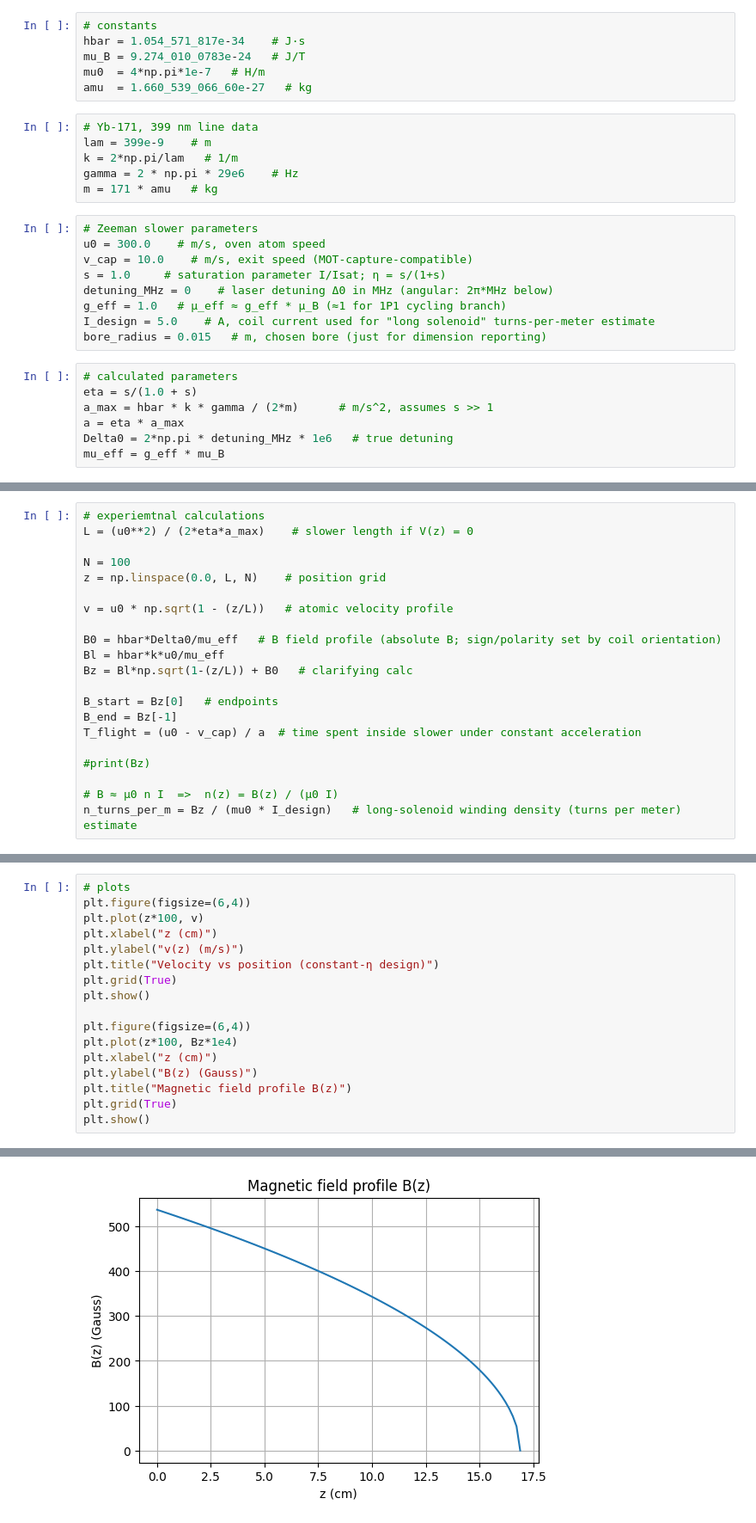
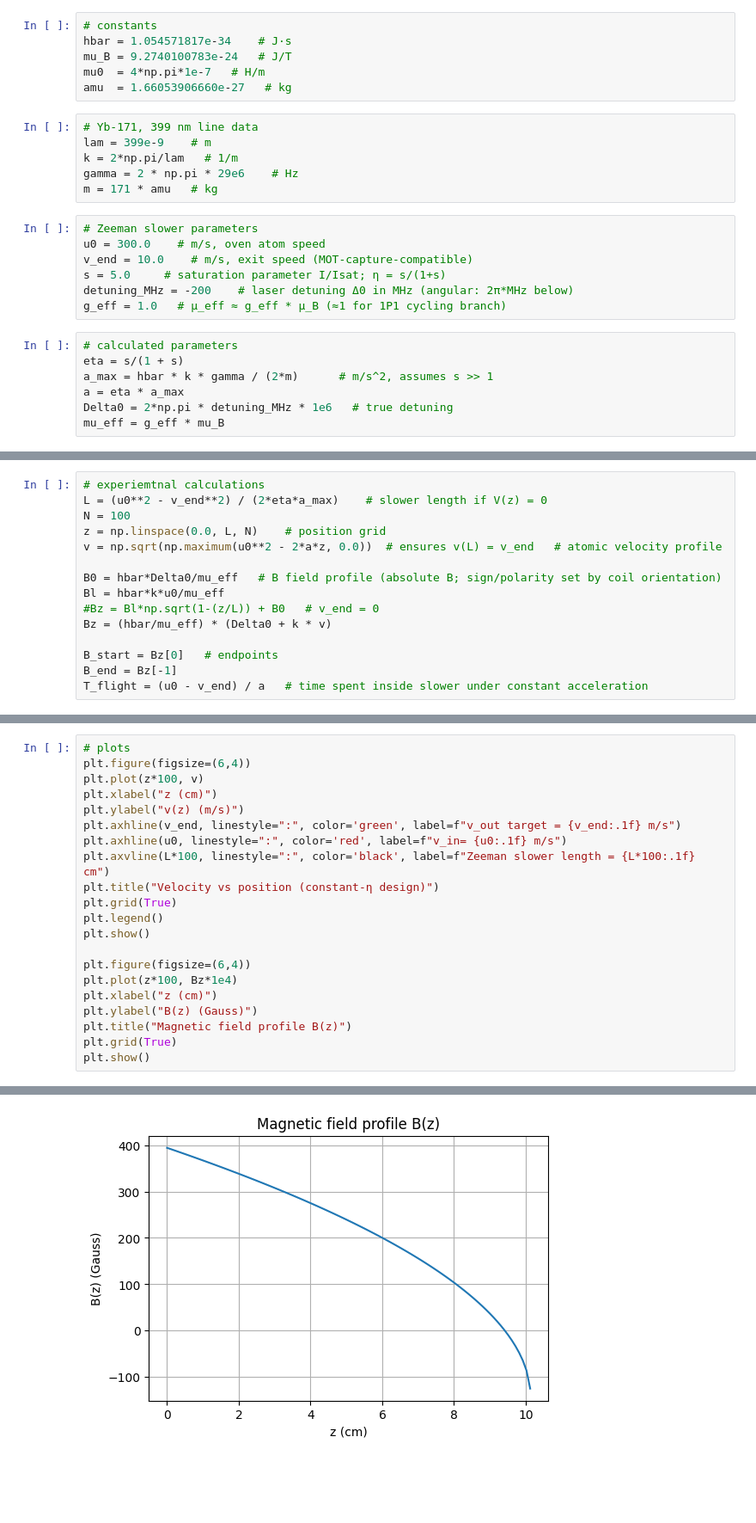
Before and after one commit to LakshmanGoel/YbIII, a Jupyter notebook: zeeman_simulation.ipynb, the cells around one changed output, grey strips where cells are left out. Shown at 86% size. Saved outputs shown, nothing was run; the diff lists cells and outputs as text; blank space fills up the shorter version.

```diff
--- a/zeeman_simulation.ipynb
+++ b/zeeman_simulation.ipynb
@@ -6,10 +6,10 @@ import numpy as np
 import matplotlib.pyplot as plt
 # %%
 # constants
-hbar = 1.054_571_817e-34    # J·s
-mu_B = 9.274_010_0783e-24   # J/T
+hbar = 1.054571817e-34    # J·s
+mu_B = 9.2740100783e-24   # J/T
 mu0  = 4*np.pi*1e-7   # H/m
-amu  = 1.660_539_066_60e-27   # kg
+amu  = 1.66053906660e-27   # kg
 # %%
 # Yb-171, 399 nm line data
 lam = 399e-9    # m
@@ -19,15 +19,13 @@ m = 171 * amu   # kg
 # %%
 # Zeeman slower parameters
 u0 = 300.0    # m/s, oven atom speed
-v_cap = 10.0    # m/s, exit speed (MOT-capture-compatible)
-s = 1.0     # saturation parameter I/Isat; η = s/(1+s)
-detuning_MHz = 0    # laser detuning Δ0 in MHz (angular: 2π*MHz below)
+v_end = 10.0    # m/s, exit speed (MOT-capture-compatible)
+s = 5.0     # saturation parameter I/Isat; η = s/(1+s)
+detuning_MHz = -200    # laser detuning Δ0 in MHz (angular: 2π*MHz below)
 g_eff = 1.0   # μ_eff ≈ g_eff * μ_B (≈1 for 1P1 cycling branch)
-I_design = 5.0    # A, coil current used for "long solenoid" turns-per-meter estimate
-bore_radius = 0.015   # m, chosen bore (just for dimension reporting)
 # %%
 # calculated parameters
-eta = s/(1.0 + s)
+eta = s/(1 + s)
 a_max = hbar * k * gamma / (2*m)      # m/s^2, assumes s >> 1
 a = eta * a_max
 Delta0 = 2*np.pi * detuning_MHz * 1e6   # true detuning
@@ -40,24 +38,18 @@ if eta <= 0 or eta > 1:
     raise ValueError("Invalid saturation parameter s. Expect s>=0 giving 0<η<1.")
 # %%
 # experiemtnal calculations
-L = (u0**2) / (2*eta*a_max)    # slower length if V(z) = 0
-
+L = (u0**2 - v_end**2) / (2*eta*a_max)    # slower length if V(z) = 0
 N = 100
 z = np.linspace(0.0, L, N)    # position grid
-
-v = u0 * np.sqrt(1 - (z/L))   # atomic velocity profile
+v = np.sqrt(np.maximum(u0**2 - 2*a*z, 0.0))  # ensures v(L) = v_end   # atomic velocity profile
 
 B0 = hbar*Delta0/mu_eff   # B field profile (absolute B; sign/polarity set by coil orientation)
 Bl = hbar*k*u0/mu_eff
-Bz = Bl*np.sqrt(1-(z/L)) + B0   # clarifying calc
+#Bz = Bl*np.sqrt(1-(z/L)) + B0   # v_end = 0
+Bz = (hbar/mu_eff) * (Delta0 + k * v)
 
 B_start = Bz[0]   # endpoints
 B_end = Bz[-1]
-T_flight = (u0 - v_cap) / a  # time spent inside slower under constant acceleration
-
-#print(Bz)
-
-# B ≈ μ0 n I  =>  n(z) = B(z) / (μ0 I)
-n_turns_per_m = Bz / (mu0 * I_design)   # long-solenoid winding density (turns per meter) estimate
+T_flight = (u0 - v_end) / a   # time spent inside slower under constant acceleration
 # %%
 # outputs
@@ -102,8 +82,12 @@ plt.figure(figsize=(6,4))
 plt.plot(z*100, v)
 plt.xlabel("z (cm)")
 plt.ylabel("v(z) (m/s)")
+plt.axhline(v_end, linestyle=":", color='green', label=f"v_out target = {v_end:.1f} m/s")
+plt.axhline(u0, linestyle=":", color='red', label=f"v_in= {u0:.1f} m/s")
+plt.axvline(L*100, linestyle=":", color='black', label=f"Zeeman slower length = {L*100:.1f} cm")
 plt.title("Velocity vs position (constant-η design)")
 plt.grid(True)
+plt.legend()
 plt.show()
 
 plt.figure(figsize=(6,4))
@@ -118 +102 @@ plt.show()
-[figure, old version]
+[figure, new version]
```
Also changed, not shown: parts of 3 cells of this notebook.
